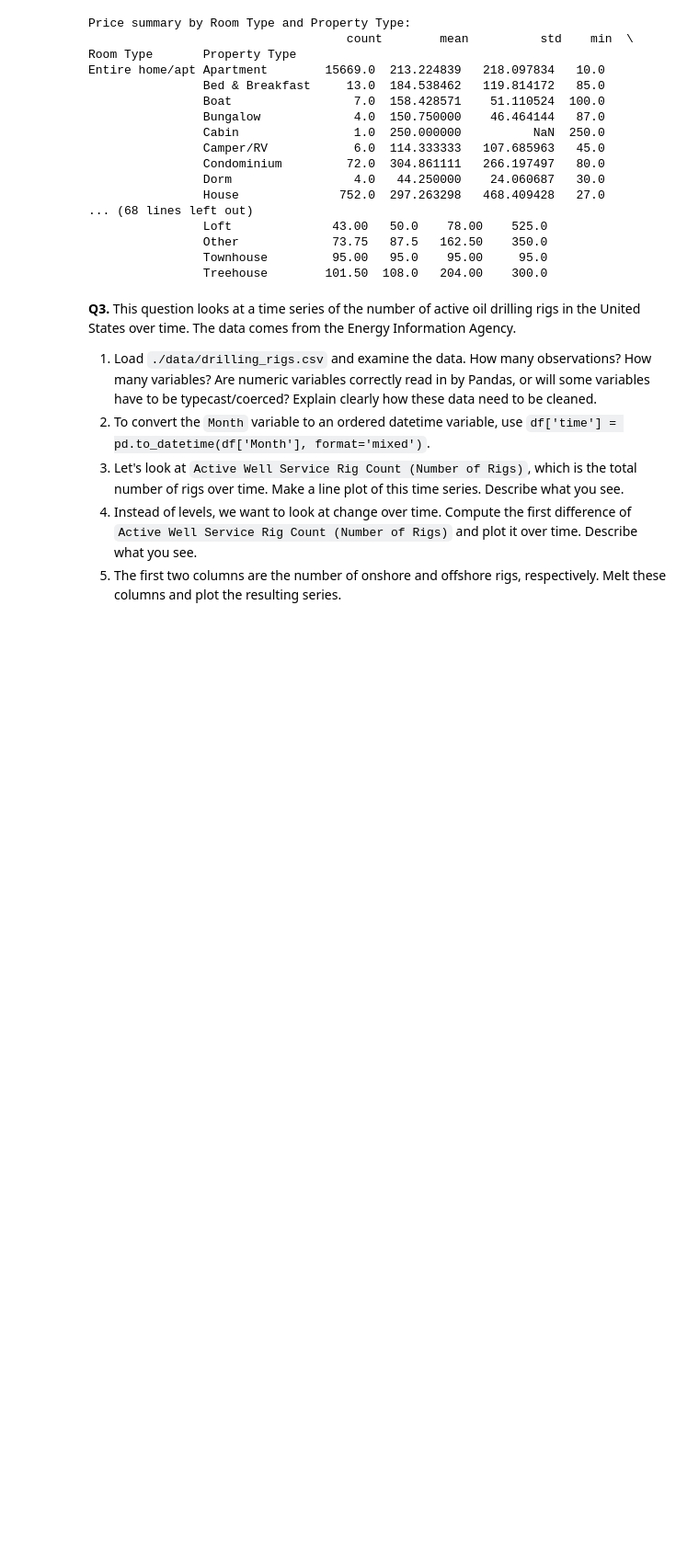
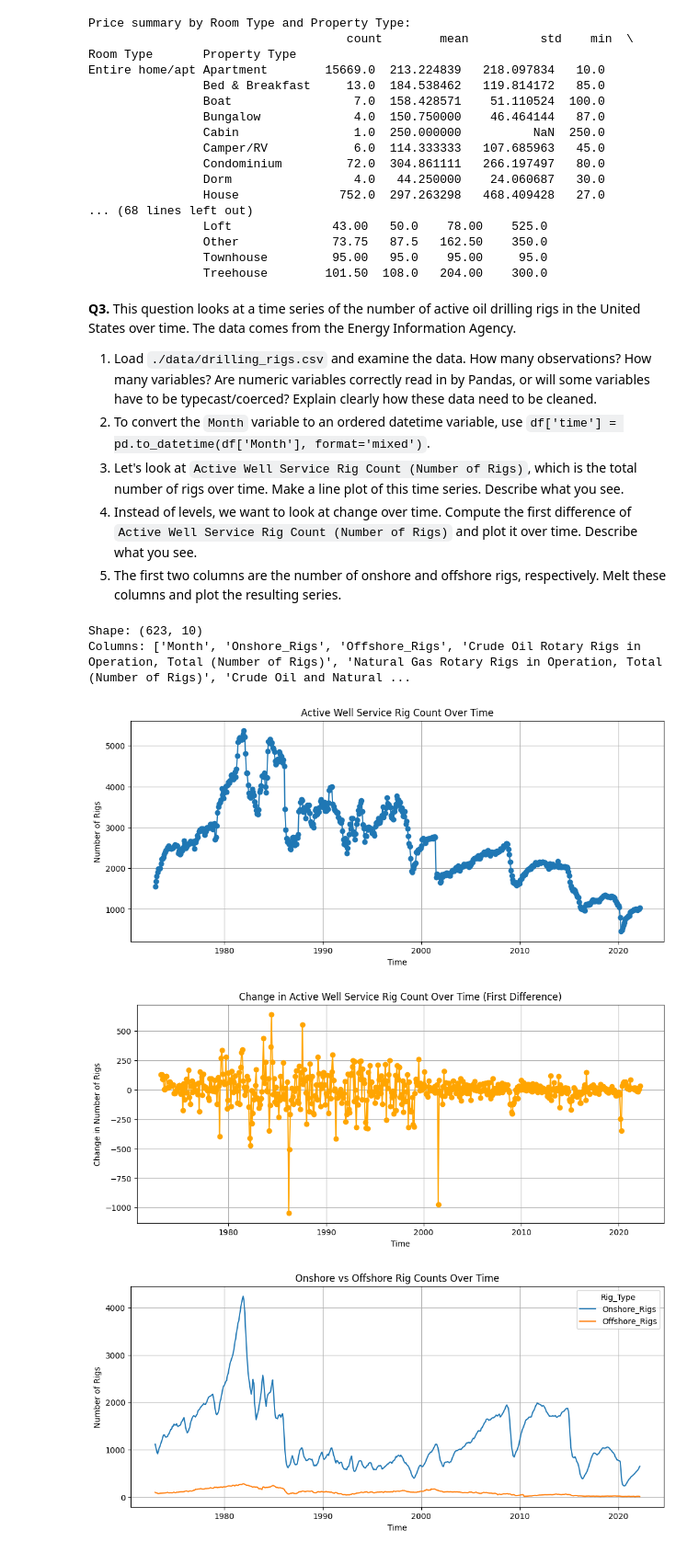
Before and after one commit to qjy9ey/eda_assignment, a Jupyter notebook: assignment.ipynb, the cells around one changed output. Shown at 92% size. Saved outputs shown, nothing was run; the diff lists cells and outputs as text; code cells hidden in the pictures; blank space fills up the shorter version.

```diff
--- a/assignment.ipynb
+++ b/assignment.ipynb
@@ -254,11 +254,17 @@ import seaborn as sns
 
 df = pd.read_csv("drilling_rigs.csv")
 
+df = df.rename(columns={
+    'Active Well Service Rig Count (Number of Rigs)': 'Active_Rigs',
+    'Crude Oil and Natural Gas Rotary Rigs in Operation, Onshore (Number of Rigs)': 'Onshore_Rigs',
+    'Crude Oil and Natural Gas Rotary Rigs in Operation, Offshore (Number of Rigs)': 'Offshore_Rigs'
+})
+
 print("Shape:", df.shape)
 print("Columns:", df.columns.tolist())
 df.head()
 
-numeric_cols = ['Active Well Service Rig Count', 'Onshore Rigs', 'Offshore Rigs']
+numeric_cols = ['Active_Rigs', 'Onshore_Rigs', 'Offshore_Rigs']
 for col in numeric_cols:
     df[col] = pd.to_numeric(df[col], errors='coerce')
 
@@ -267,37 +273,43 @@ df = df.dropna(subset=numeric_cols)
 df['time'] = pd.to_datetime(df['Month'], format='mixed')
 
 plt.figure(figsize=(12,5))
-plt.plot(df['time'], df['Active Well Service Rig Count'], marker='o')
+plt.plot(df['time'], df['Active_Rigs'], marker='o')
 plt.title("Active Well Service Rig Count Over Time")
 plt.xlabel("Time")
 plt.ylabel("Number of Rigs")
 plt.grid(True)
 plt.show()
 
-df['rigs_diff'] = df['Active Well Service Rig Count'].diff()
+df['rigs_diff'] = df['Active_Rigs'].diff()
 
 plt.figure(figsize=(12,5))
 plt.plot(df['time'], df['rigs_diff'], marker='o', color='orange')
 plt.title("Change in Active Well Service Rig Count Over Time (First Difference)")
 plt.xlabel("Time")
 plt.ylabel("Change in Number of Rigs")
 plt.grid(True)
 plt.show()
 
 df_melt = df.melt(id_vars=['time'],
-                  value_vars=['Onshore Rigs', 'Offshore Rigs'],
-                  var_name='Rig Type', value_name='Number of Rigs')
+                  value_vars=['Onshore_Rigs', 'Offshore_Rigs'],
+                  var_name='Rig_Type', value_name='Number_of_Rigs')
 
 plt.figure(figsize=(12,5))
-sns.lineplot(data=df_melt, x='time', y='Number of Rigs', hue='Rig Type')
+sns.lineplot(data=df_melt, x='time', y='Number_of_Rigs', hue='Rig_Type')
 plt.title("Onshore vs Offshore Rig Counts Over Time")
 plt.xlabel("Time")
 plt.ylabel("Number of Rigs")
 plt.grid(True)
 plt.show()
 
 print("Summary statistics for Active Well Service Rig Count:")
-print(df['Active Well Service Rig Count'].describe())
+print(df['Active_Rigs'].describe())
 
 print("\nSummary statistics by Rig Type:")
-print(df_melt.groupby('Rig Type')['Number of Rigs'].describe())
+print(df_melt.groupby('Rig_Type')['Number_of_Rigs'].describe())
+# %% [output]
+Shape: (623, 10)
+Columns: ['Month', 'Onshore_Rigs', 'Offshore_Rigs', 'Crude Oil Rotary Rigs in Operation, Total (Number of Rigs)', 'Natural Gas Rotary Rigs in Operation, Total (Number of Rigs)', 'Crude Oil and Natural ...
+[figure, added]
+[figure, added]
+[figure, added]
```
Also changed, not shown: parts of 1 cell of this notebook.
